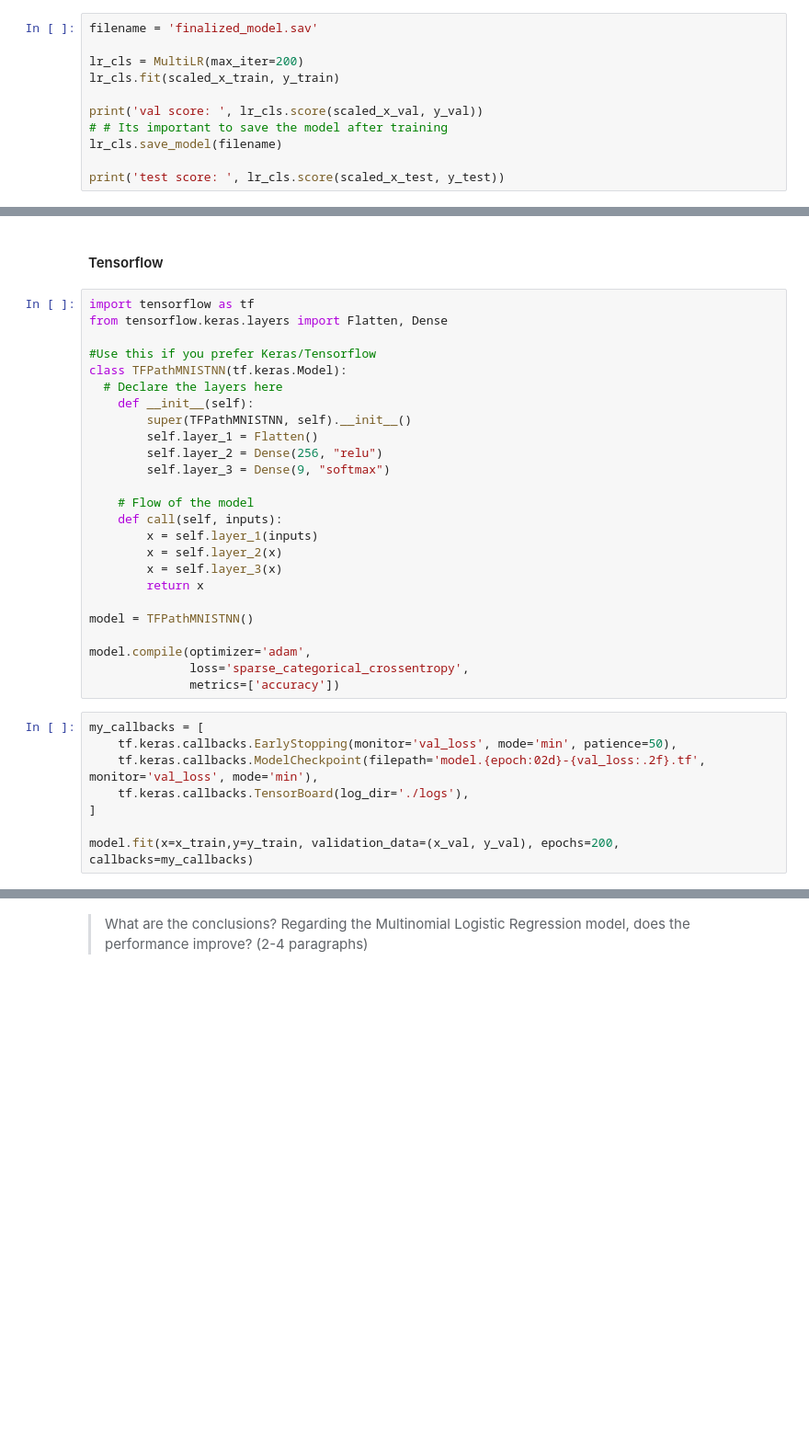
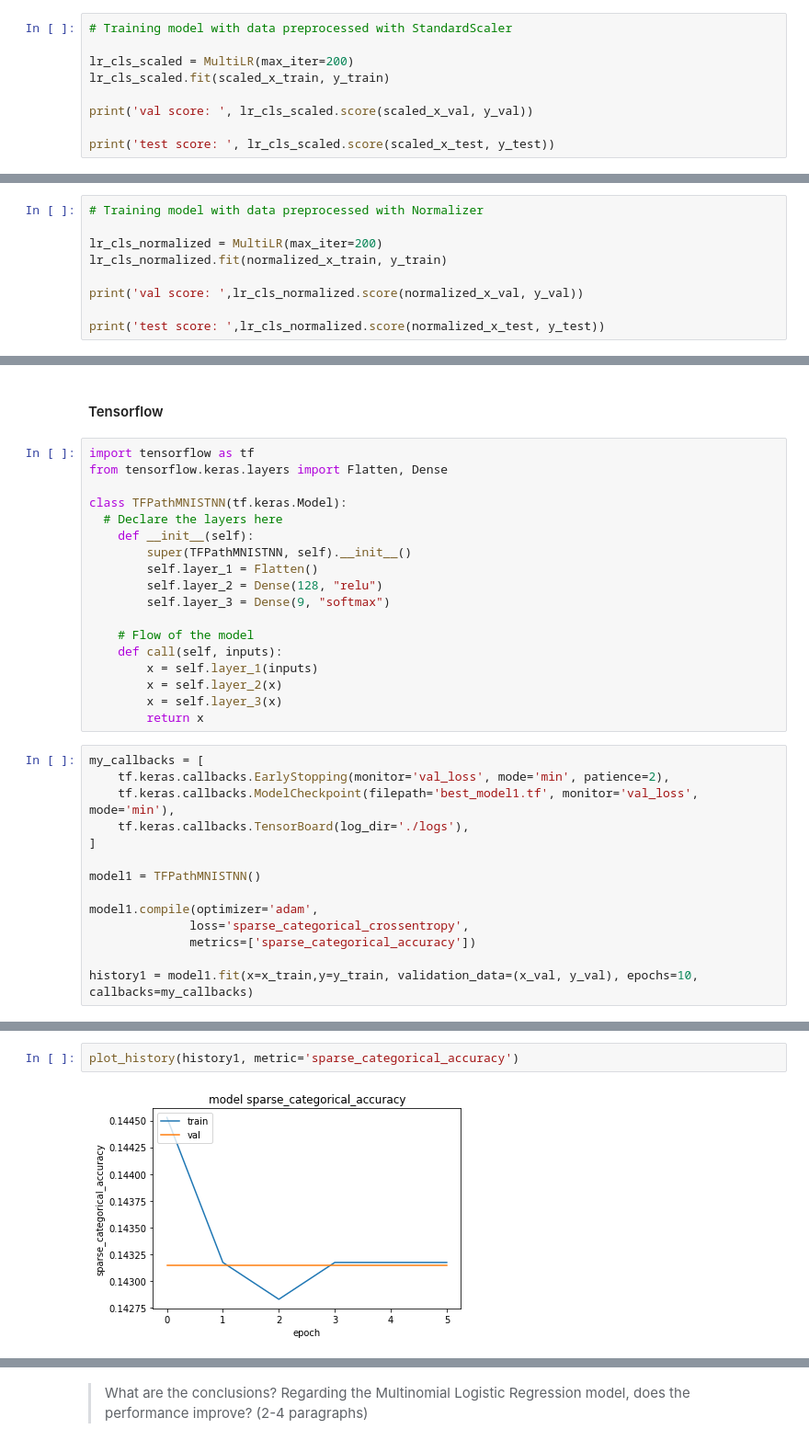
Before and after one commit to Matheuss1/artificial-intelligence-and-what-is-behind, a Jupyter notebook: logistic_regression_and_neural_networks_assignment_03.ipynb, the cells around one changed output, grey strips where cells are left out. Shown at 92% size. Cells and saved outputs as stored; diff of their text form; blank space fills up the shorter version.

```diff
--- a/logistic_regression_and_neural_networks_assignment_03.ipynb
+++ b/logistic_regression_and_neural_networks_assignment_03.ipynb
@@ -196,16 +221,23 @@ print('test score: ', lr_cls.score(x_test, y_test))
 val score:  0.3642021947129363
 test score:  0.3653900234205983
 # %%
-filename = 'finalized_model.sav'
+# Training model with data preprocessed with StandardScaler
 
-lr_cls = MultiLR(max_iter=200)
-lr_cls.fit(scaled_x_train, y_train)
+lr_cls_scaled = MultiLR(max_iter=200)
+lr_cls_scaled.fit(scaled_x_train, y_train)
 
-print('val score: ', lr_cls.score(scaled_x_val, y_val))
-# # Its important to save the model after training
-lr_cls.save_model(filename)
+print('val score: ', lr_cls_scaled.score(scaled_x_val, y_val))
 
-print('test score: ', lr_cls.score(scaled_x_test, y_test))
+print('test score: ', lr_cls_scaled.score(scaled_x_test, y_test))
 # %% [output]
 val score:  0.4993671374801574
 test score:  0.5199072483403852
+# %%
+# Training model with data preprocessed with Normalizer
+
+lr_cls_normalized = MultiLR(max_iter=200)
+lr_cls_normalized.fit(normalized_x_train, y_train)
+
+print('val score: ',lr_cls_normalized.score(normalized_x_val, y_val))
+
+print('test score: ',lr_cls_normalized.score(normalized_x_test, y_test))
@@ -229,13 +281,12 @@ After the simple NN explore more two differents architectures. You can change we
 import tensorflow as tf
 from tensorflow.keras.layers import Flatten, Dense
 
-#Use this if you prefer Keras/Tensorflow
 class TFPathMNISTNN(tf.keras.Model):
   # Declare the layers here
     def __init__(self):
         super(TFPathMNISTNN, self).__init__()
         self.layer_1 = Flatten()
-        self.layer_2 = Dense(256, "relu")
+        self.layer_2 = Dense(128, "relu")
         self.layer_3 = Dense(9, "softmax")
 
     # Flow of the model
@@ -244,18 +295,18 @@ class TFPathMNISTNN(tf.keras.Model):
         x = self.layer_2(x)
         x = self.layer_3(x)
         return x
-
-model = TFPathMNISTNN()
-
-model.compile(optimizer='adam',
-              loss='sparse_categorical_crossentropy',
-              metrics=['accuracy'])
 # %%
 my_callbacks = [
-    tf.keras.callbacks.EarlyStopping(monitor='val_loss', mode='min', patience=50),
-    tf.keras.callbacks.ModelCheckpoint(filepath='model.{epoch:02d}-{val_loss:.2f}.tf', monitor='val_loss', mode='min'),
+    tf.keras.callbacks.EarlyStopping(monitor='val_loss', mode='min', patience=2),
+    tf.keras.callbacks.ModelCheckpoint(filepath='best_model1.tf', monitor='val_loss', mode='min'),
     tf.keras.callbacks.TensorBoard(log_dir='./logs'),
 ]
 
-model.fit(x=x_train,y=y_train, validation_data=(x_val, y_val), epochs=200, callbacks=my_callbacks)
+model1 = TFPathMNISTNN()
+
+model1.compile(optimizer='adam',
+              loss='sparse_categorical_crossentropy',
+              metrics=['sparse_categorical_accuracy'])
+
+history1 = model1.fit(x=x_train,y=y_train, validation_data=(x_val, y_val), epochs=10, callbacks=my_callbacks)
 # %% [output]
@@ -271,0 +325,4 @@ model.summary()
+# %%
+plot_history(history1, metric='sparse_categorical_accuracy')
+# %% [output]
+[figure, added]
```
Also changed, not shown: parts of 68 cells of this notebook.
